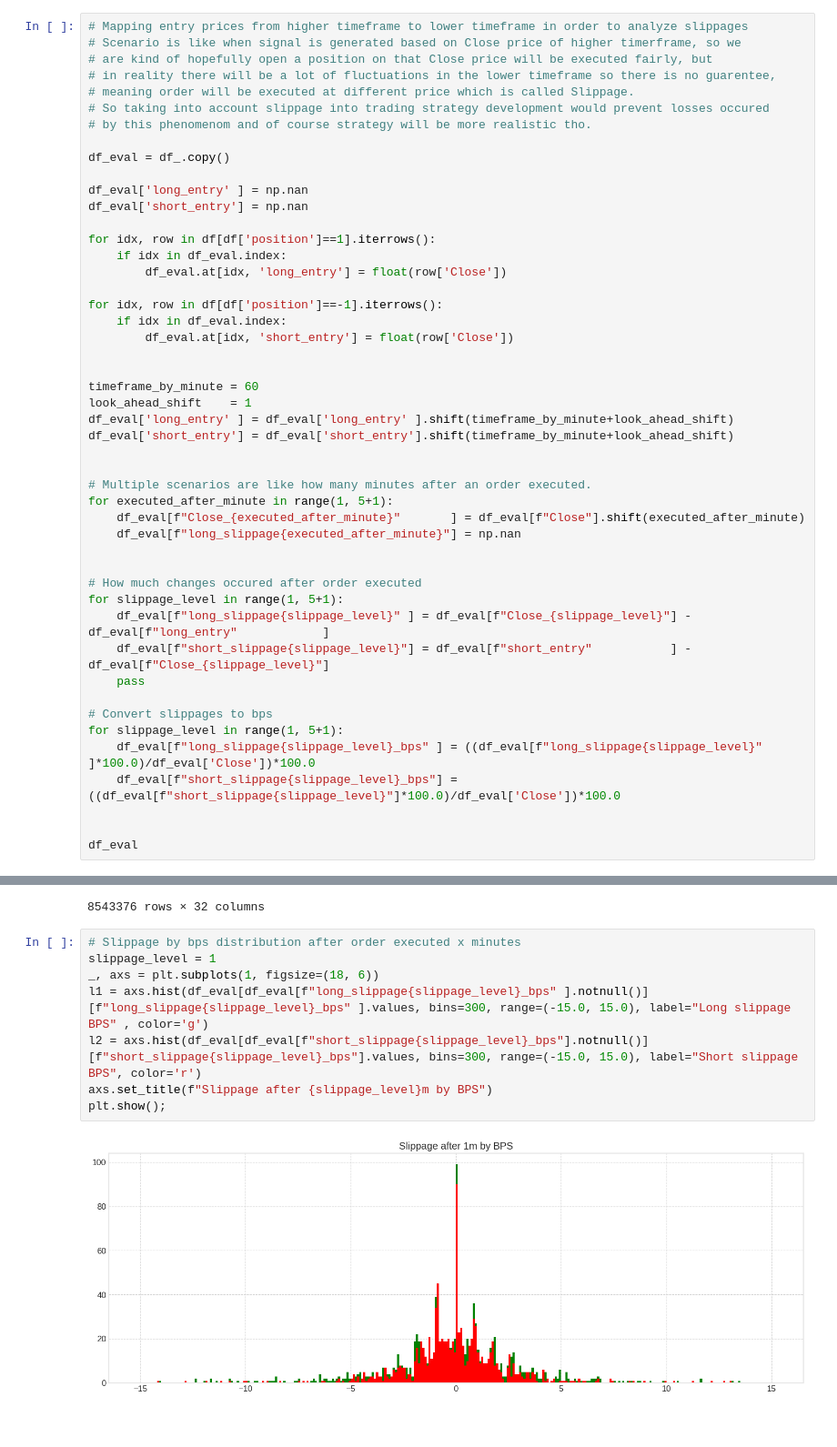
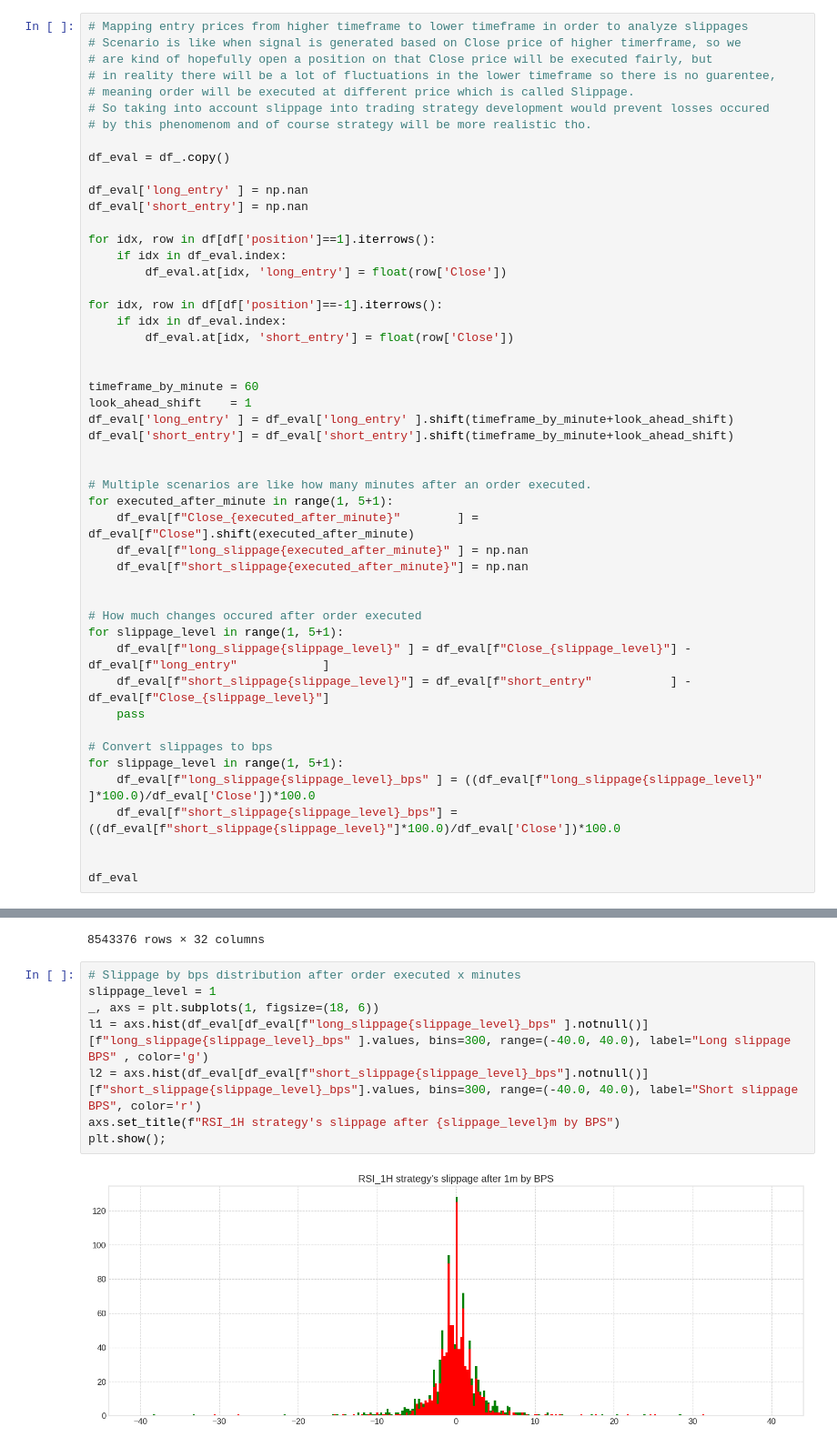
Before and after one commit to sharavsambuu/trading-cost-analysis, a Jupyter notebook: fx_rsi_slippage.ipynb, the cells around one changed output, grey strips where cells are left out. Shown at 91% size. Cells and saved outputs as stored; diff of their text form.

Commit message:
notebook update, slippage would be around 10-20BPS tho.

```diff
--- a/fx_rsi_slippage.ipynb
+++ b/fx_rsi_slippage.ipynb
@@ -147,8 +147,9 @@ df_eval['short_entry'] = df_eval['short_entry'].shift(timeframe_by_minute+look_a
 
 # Multiple scenarios are like how many minutes after an order executed.
 for executed_after_minute in range(1, 5+1):
-    df_eval[f"Close_{executed_after_minute}"       ] = df_eval[f"Close"].shift(executed_after_minute)
-    df_eval[f"long_slippage{executed_after_minute}"] = np.nan
+    df_eval[f"Close_{executed_after_minute}"        ] = df_eval[f"Close"].shift(executed_after_minute)
+    df_eval[f"long_slippage{executed_after_minute}" ] = np.nan
+    df_eval[f"short_slippage{executed_after_minute}"] = np.nan
 
 
 # How much changes occured after order executed
@@ -182,13 +183,13 @@ df_eval
 # %%
 # Slippage by bps distribution after order executed x minutes
 slippage_level = 1
 _, axs = plt.subplots(1, figsize=(18, 6))
-l1 = axs.hist(df_eval[df_eval[f"long_slippage{slippage_level}_bps" ].notnull()][f"long_slippage{slippage_level}_bps" ].values, bins=300, range=(-15.0, 15.0), label="Long slippage BPS" , color='g')
-l2 = axs.hist(df_eval[df_eval[f"short_slippage{slippage_level}_bps"].notnull()][f"short_slippage{slippage_level}_bps"].values, bins=300, range=(-15.0, 15.0), label="Short slippage BPS", color='r')
-axs.set_title(f"Slippage after {slippage_level}m by BPS")
+l1 = axs.hist(df_eval[df_eval[f"long_slippage{slippage_level}_bps" ].notnull()][f"long_slippage{slippage_level}_bps" ].values, bins=300, range=(-40.0, 40.0), label="Long slippage BPS" , color='g')
+l2 = axs.hist(df_eval[df_eval[f"short_slippage{slippage_level}_bps"].notnull()][f"short_slippage{slippage_level}_bps"].values, bins=300, range=(-40.0, 40.0), label="Short slippage BPS", color='r')
+axs.set_title(f"RSI_1H strategy's slippage after {slippage_level}m by BPS")
 plt.show();
 # %% [output]
-[figure, old version]
+[figure, new version]
 # %%
 # Slippage by bps distribution after order executed x minutes
 slippage_level = 2
```
Also changed, not shown: parts of 4 cells of this notebook, 1 other file.
